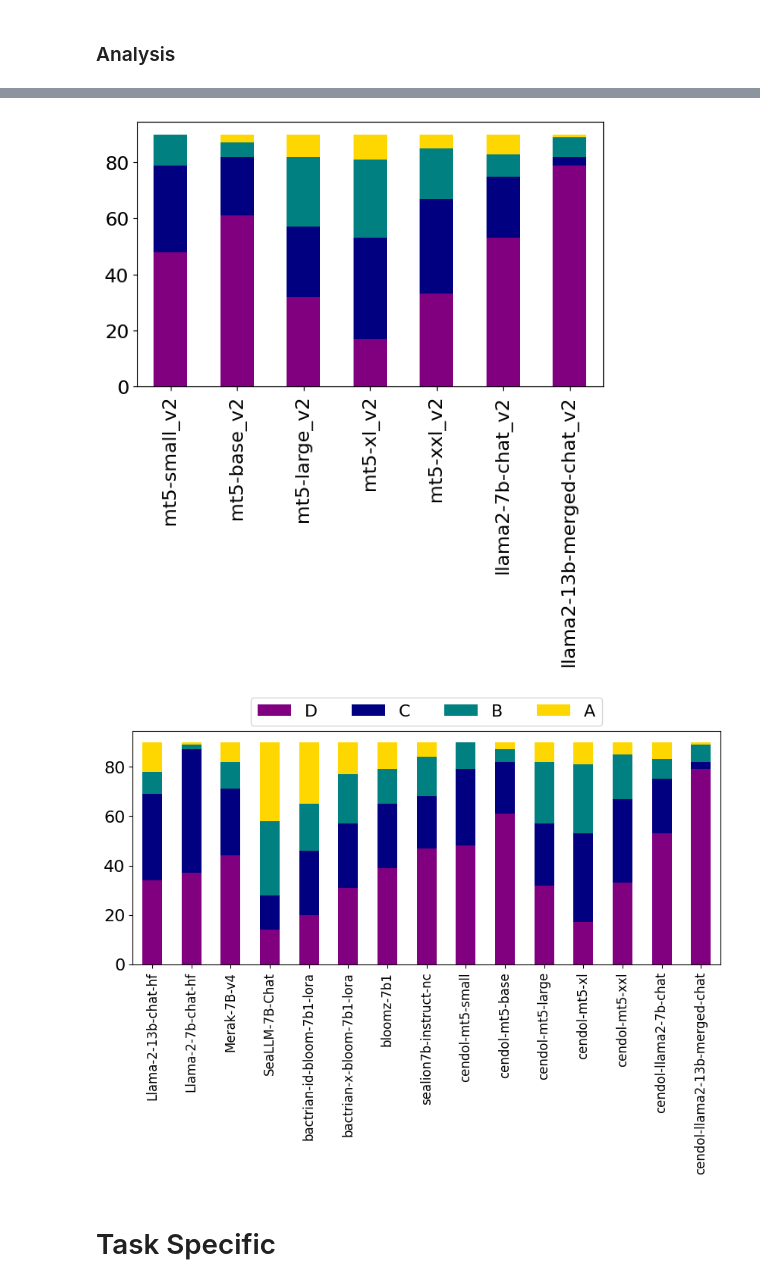
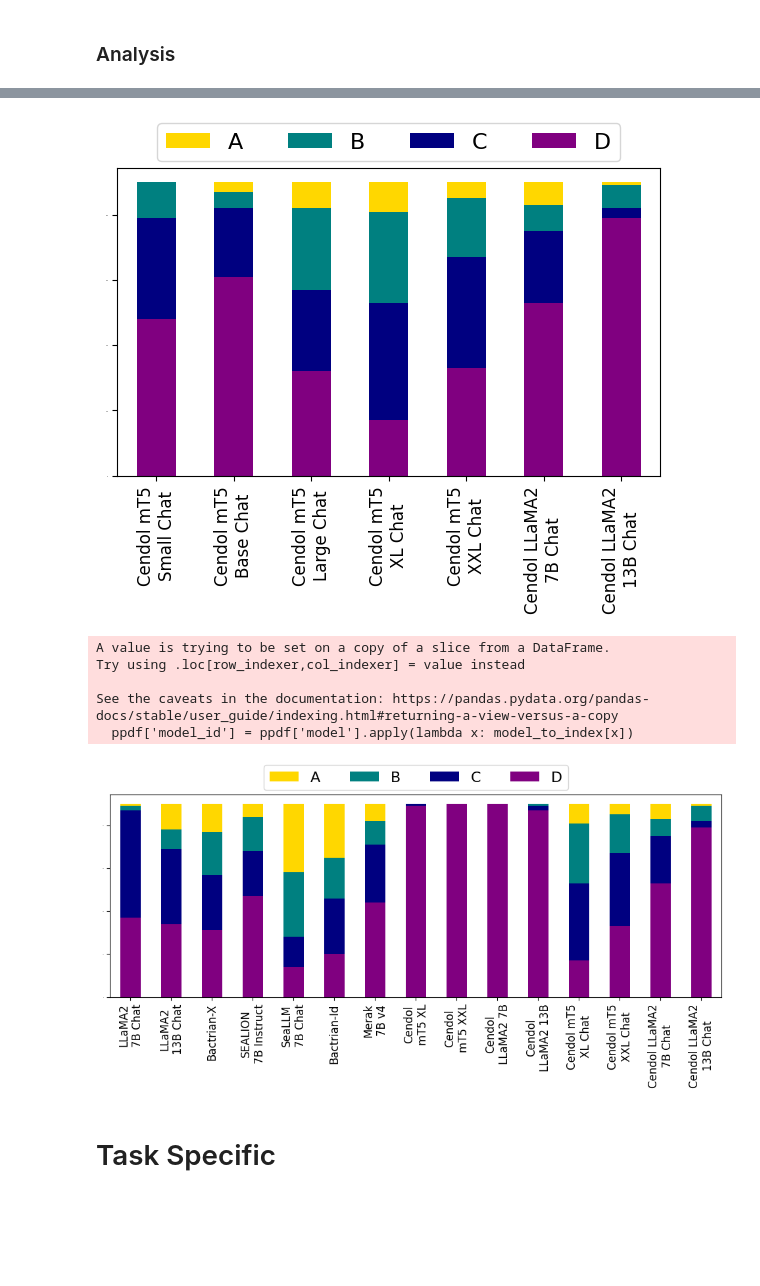
Before and after one commit to IndoNLP/cendol, a Jupyter notebook: evaluation/annot_eval.ipynb, the cells around one changed output, grey strips where cells are left out. Saved outputs shown, nothing was run; the diff lists cells and outputs as text; code cells hidden in the pictures; blank space fills up the shorter version.

Commit message:
add latest results & recap code

```diff
--- a/evaluation/annot_eval.ipynb
+++ b/evaluation/annot_eval.ipynb
@@ -299,14 +253,14 @@ def get_model_id(model_name):
         return 1
     if 'large' in model_name:
         return 2
+    if 'xxl' in model_name:
+        return 4
     if 'xl' in model_name:
         return 3
-    if 'xxl' in model_name:
-        return 4
     if '7b' in model_name:
         return 5
     if '13b' in model_name:
-        return 5
+        return 6
 
 
 pdf = df.groupby(['model', 'score']).size().reset_index().pivot(index='model', columns='score', values=0).fillna(0).reset_index()
@@ -348,37 +352,52 @@ plt.show()
 # %%
+###
+# Appendix V2 Local Prompt
+###
 def get_model_name(mdl):
     return '-'.join(mdl.split('cendol-')[1:])
 
 plt.rcParams["figure.figsize"] = (7,4)
 
 v2_df = pdf.sort_values('model_id').loc[pdf['model'].str.contains('v2'), ['model', 'D', 'C', 'B','A']]
 ax = v2_df.plot(kind='bar', stacked=True, color=['purple','navy','teal','gold'])
 ax.legend().set_visible(False)
-plt.xticks([i for i in range(v2_df['model'].nunique())], v2_df['model'].apply(get_model_name), fontsize=16, rotation=90)
-plt.yticks(fontsize=16)
-# plt.legend(ncol=4, loc='upper center', bbox_to_anchor=(0.5,1.15), fontsize=12)
-# plt.savefig('v2_eval.pdf', bbox_anchor='tight')
+plt.xticks([i for i in range(v2_df['model'].nunique())], v2_df['model'].apply(lambda x: model_to_display_name[x]), fontsize=12, rotation=90)
+plt.yticks(fontsize=0)
+handles, labels = plt.gca().get_legend_handles_labels()
+plt.legend(handles[::-1], labels[::-1], ncol=4, loc='upper center', bbox_to_anchor=(0.5,1.18), fontsize=16)
+plt.savefig('local_prompt_v2_eval.pdf', bbox_inches='tight')
 plt.show()
 # %% [output]
-[figure, old version]
+[figure, new version]
 # %%
+###
+# Main Result Local Prompt
+###
 def get_model_name(mdl):
     if 'baseline' in mdl:
         return mdl.split('_')[1]
     else:
-        return mdl.replace('_v2', '').replace('_v1', '')
+        return mdl.replace('chat', '').replace('_v2', '-chat').replace('_v1', '-instruct')
 
-plt.rcParams["figure.figsize"] = (10,4)
+plt.rcParams["figure.figsize"] = (12,4)
 
-all_df = pdf.sort_values('model_id').loc[(pdf['model'].str.contains('v2')) | (pdf['model'].str.contains('baseline')), ['model', 'D', 'C', 'B','A']]
+ppdf = pdf.loc[(pdf['model_id'].isin([-1,3,4,5,6])) & (pdf['model'] != 'baseline_bloomz-7b1')]
+ppdf['model_id'] = ppdf['model'].apply(lambda x: model_to_index[x])
+all_df = ppdf.sort_values('model_id').loc[:, ['model', 'D', 'C', 'B','A']]
 all_df.plot(kind='bar', stacked=True, color=['purple','navy','teal','gold'])
-plt.xticks([i for i in range(all_df['model'].nunique())], all_df['model'].apply(get_model_name), fontsize=12, rotation=90)
-plt.yticks(fontsize=16)
-plt.legend(ncol=4, loc='upper center', bbox_to_anchor=(0.5,1.18), fontsize=16)
-# plt.savefig('v1_eval.pdf', bbox_anchor='tight')
+plt.xticks([i for i in range(all_df['model'].nunique())], all_df['model'].apply(lambda x: model_to_display_name[x]), fontsize=12, rotation=90)
+plt.yticks(fontsize=0)
+handles, labels = plt.gca().get_legend_handles_labels()
+plt.legend(handles[::-1], labels[::-1], ncol=4, loc='upper center', bbox_to_anchor=(0.5,1.18), fontsize=16)
+plt.savefig('local_prompt_all_eval.pdf', bbox_inches='tight')
 plt.show()
 # %% [output]
+A value is trying to be set on a copy of a slice from a DataFrame.
+Try using .loc[row_indexer,col_indexer] = value instead
+
+See the caveats in the documentation: https://pandas.pydata.org/pandas-docs/stable/user_guide/indexing.html#returning-a-view-versus-a-copy
+  ppdf['model_id'] = ppdf['model'].apply(lambda x: model_to_index[x])
-[figure, old version]
+[figure, new version]
 # %% [markdown]
 # Task Specific
 # %%
```
Also changed, not shown: parts of 16 cells of this notebook, 54 other files.
